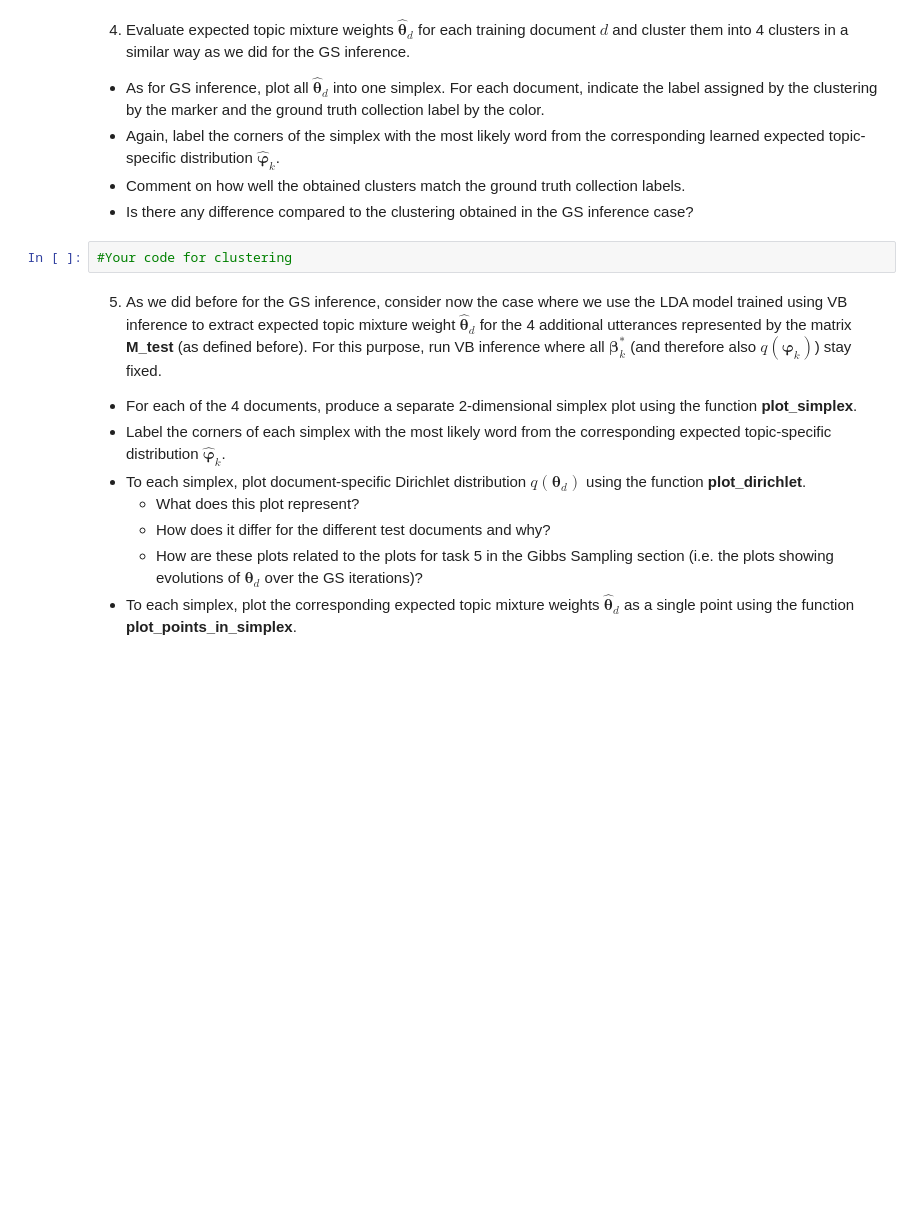
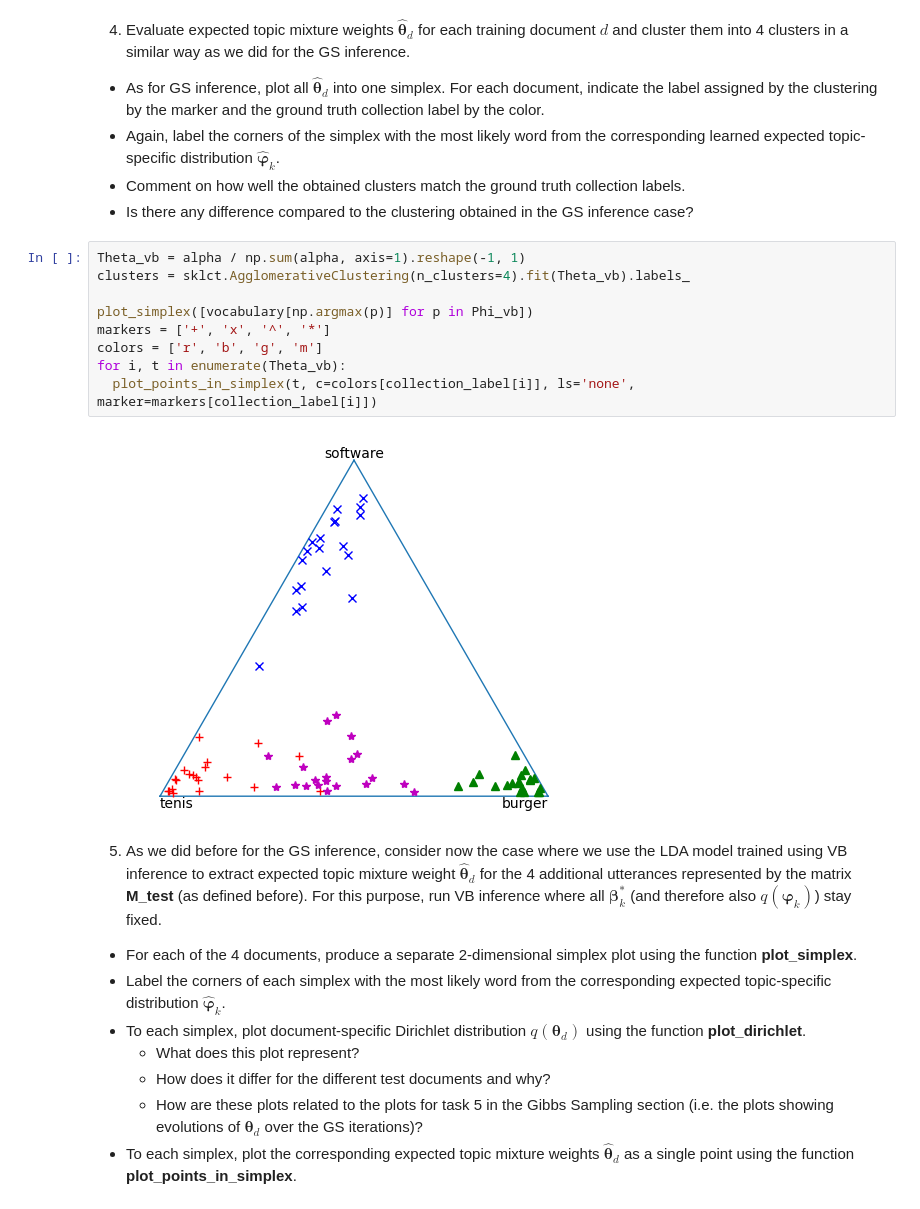
Before and after one commit to davidchocholaty/BUT-FIT-BAYa, a Jupyter notebook: BAYa_Assignment2024_LDA.ipynb, the cells around one changed output. Saved outputs shown, nothing was run; the diff lists cells and outputs as text; blank space fills up the shorter version.

```diff
--- a/BAYa_Assignment2024_LDA.ipynb
+++ b/BAYa_Assignment2024_LDA.ipynb
@@ -625,8 +639,17 @@ expected topic specific word ditributions $\boldsymbol{\hat{\Phi}} = [\boldsymbo
  * Again, label the corners of the simplex with the most likely word from the corresponding learned expected topic-specific distribution $\boldsymbol{\hat{\varphi}}_k$.
  * Comment on how well the obtained clusters match the ground truth collection labels.
  * Is there any difference compared to the clustering obtained in the GS inference case?
-# %%
-#Your code for clustering
+# %%
+Theta_vb = alpha / np.sum(alpha, axis=1).reshape(-1, 1)
+clusters = sklct.AgglomerativeClustering(n_clusters=4).fit(Theta_vb).labels_
+
+plot_simplex([vocabulary[np.argmax(p)] for p in Phi_vb])
+markers = ['+', 'x', '^', '*']
+colors = ['r', 'b', 'g', 'm']
+for i, t in enumerate(Theta_vb):
+  plot_points_in_simplex(t, c=colors[collection_label[i]], ls='none', marker=markers[collection_label[i]])
+# %% [output]
+[figure, added]
 # %% [markdown]
 5. As we did before for the GS inference, consider now the case where we use the LDA model trained using VB inference to extract expected topic mixture weight $\boldsymbol{\hat{\theta}}_d$ for the 4 additional utterances represented by the matrix **M_test** (as defined before). For this purpose, run VB inference where all $\boldsymbol{\beta}_k^*$ (and therefore also $q(\boldsymbol{\varphi}_k)$) stay fixed.
  * For each of the 4 documents, produce a separate 2-dimensional simplex plot using the function **plot_simplex**.
```
Also changed, not shown: parts of 15 cells of this notebook.
